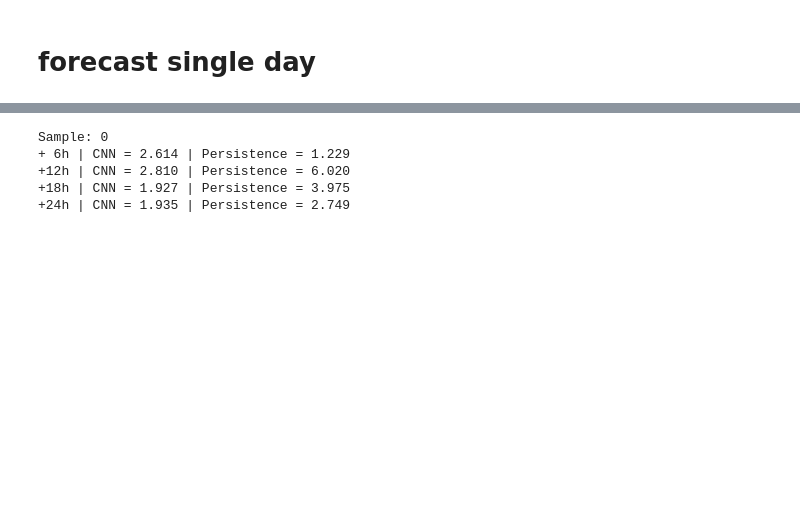
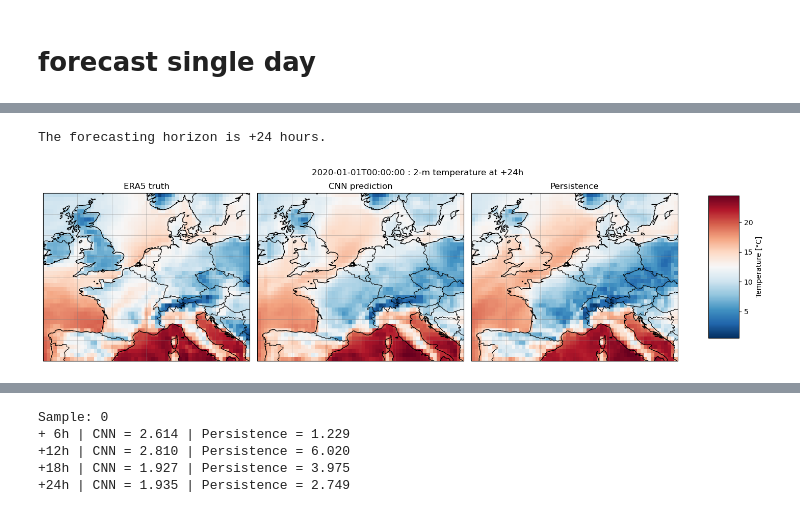
Before and after one commit to awittje/weather-ai-forecast, a Jupyter notebook: notebooks/evaluate_forecast.ipynb, the cells around one changed output, grey strips where cells are left out. Drawn from its saved outputs; the diff is of its cells as text; code cells hidden in the pictures; blank space fills up the shorter version.

```diff
--- a/notebooks/evaluate_forecast.ipynb
+++ b/notebooks/evaluate_forecast.ipynb
@@ -171,0 +71,4 @@ def evaluate_single_forecast(
+# %%
+test_time_point = 0
+test_time = str(times[test_time_point])[:19]
+print('In the following, we will evaluate the forecast for '+test_time+'.')
@@ -171,0 +77,68 @@ def evaluate_single_forecast(
+# %%
+# horizon means the forecast time, which can be +6 (0), +12 (1), +18 (2), or +24 (3) hours
+horizon = 3
+horizon_time_step = horizon*6+6
+print('The forecasting horizon is +'+str(horizon_time_step)+' hours.')
+# %% [output]
+The forecasting horizon is +24 hours.
+# %%
+x, y = test_dataset[test_time_point]
+# %%
+with torch.no_grad():
+    prediction = model(x.unsqueeze(0))
+
+prediction = prediction.squeeze(0)
+
+current_temperature = x[11]
+
+persistence = current_temperature.unsqueeze(0).repeat(4, 1, 1)
+
+##########
+
+lat = ds_normed_zarr.latitude.values
+lon = ds_normed_zarr.longitude.values
+
+extent = [lon.min(),lon.max(),lat.min(),lat.max()]
+
+stats = json.loads(ds_normed_zarr.attrs["normalisation_stats"])
+
+fig, axes = plt.subplots(1, 3, figsize=(15, 4), subplot_kw={"projection": ccrs.PlateCarree()})
+
+axes[0].imshow(y[horizon]*stats['2t']['std']+stats['2t']['mean']-273.15, cmap=plt.cm.RdBu_r, extent=extent, origin="upper", aspect='auto')
+axes[0].set_title("ERA5 truth")
+axes[0].coastlines()
+axes[0].add_feature(cfeature.BORDERS,linewidth=0.8)
+
+
+axes[1].imshow(prediction[horizon]*stats['2t']['std']+stats['2t']['mean']-273.15, cmap=plt.cm.RdBu_r, extent=extent, origin="upper", aspect='auto')
+axes[1].set_title("CNN prediction")
+axes[1].coastlines()
+axes[1].add_feature(cfeature.BORDERS,linewidth=0.8)
+
+pos1 = axes[2].imshow(persistence[horizon]*stats['2t']['std']+stats['2t']['mean']-273.15, cmap=plt.cm.RdBu_r, extent=extent, origin="upper", aspect='auto')
+axes[2].set_title("Persistence")
+axes[2].coastlines()
+axes[2].add_feature(cfeature.BORDERS,linewidth=0.8)
+
+for ax in axes:
+    ax.set_xlabel("Longitude")
+    ax.set_ylabel("Latitude")
+
+axes[2].set_xlabel("Longitude")
+axes[2].set_xlabel("Longitude")
+
+axes[0].gridlines(draw_labels=False,linewidth=0.5, color='gray', alpha=0.5, linestyle='-')
+axes[1].gridlines(draw_labels=False,linewidth=0.5, color='gray', alpha=0.5, linestyle='-')
+axes[2].gridlines(draw_labels=False,linewidth=0.5, color='gray', alpha=0.5, linestyle='-')
+
+
+# add space for colour bar
+cbar_ax = fig.add_axes([0.88, 0.15, 0.04, 0.7])
+fig.colorbar(pos1, label = 'Temperature [°C]', cax=cbar_ax)
+fig.tight_layout(rect=[0, 0, 0.85, 0.95])
+
+#plt.tight_layout()
+fig.suptitle(test_time+' : 2-m temperature at +'+str(horizon_time_step)+'h') # or plt.suptitle('Main title')
+plt.show()
+# %% [output]
+[figure, added]
```
Also changed, not shown: parts of 21 cells of this notebook, 2 other files.
